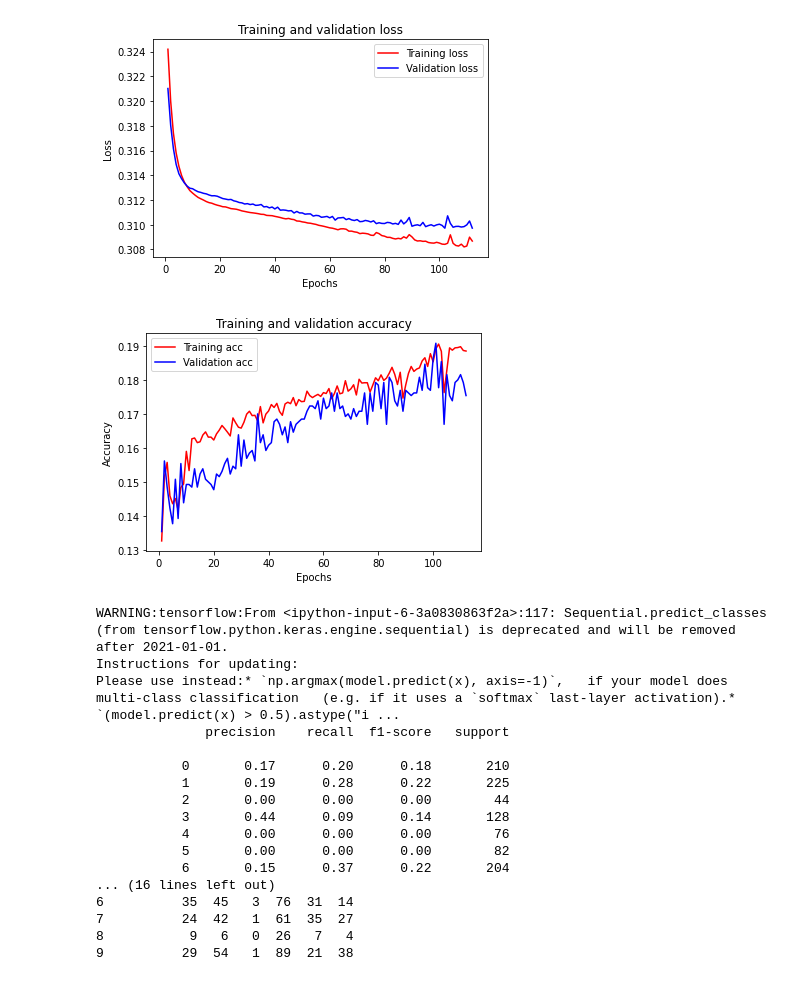
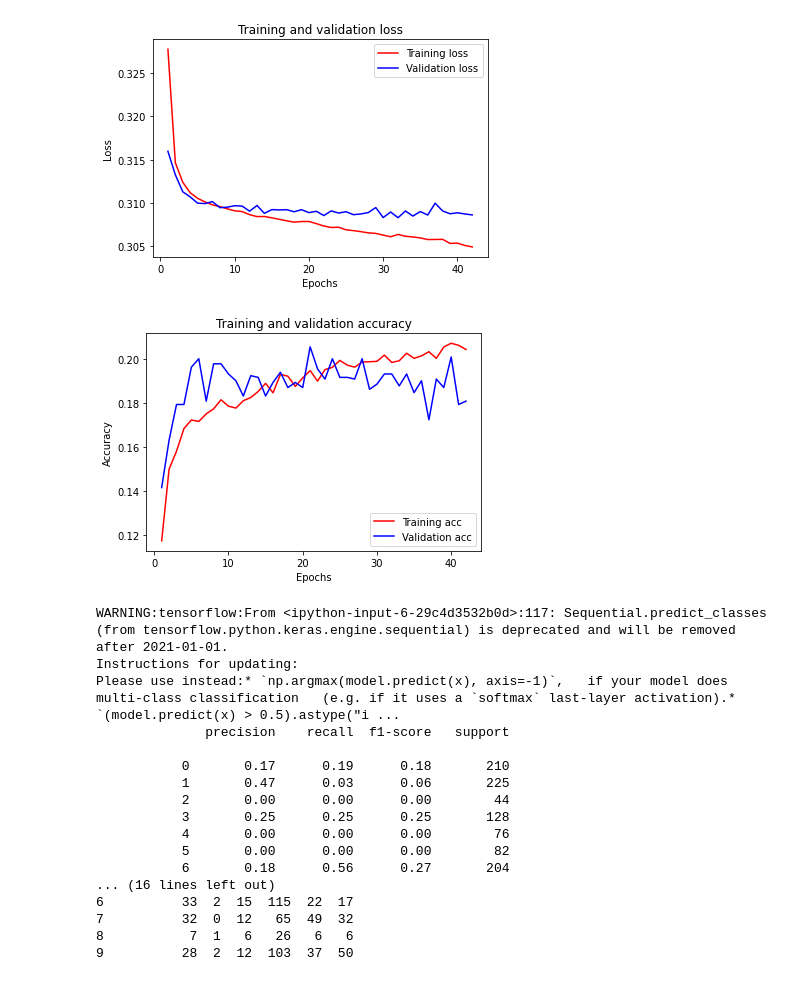
Before and after one commit to skaurl/depression, a Jupyter notebook: classifier/0~9+W2V+RNN.ipynb, the cells around one changed output. Drawn from its saved outputs; the diff is of its cells as text; code cells hidden in the pictures.

```diff
--- a/classifier/0~9+W2V+RNN.ipynb
+++ b/classifier/0~9+W2V+RNN.ipynb
@@ -29,9 +29,9 @@ from konlpy.tag import Mecab
 
 def rnn():
     model = Sequential()
-    model.add(SimpleRNN(2 ** 3, input_shape=(max_len*100, 1), return_sequences=True))
-    model.add(SimpleRNN(2 ** 3, return_sequences=True))
-    model.add(SimpleRNN(2 ** 3, return_sequences=False))
+    model.add(SimpleRNN(2 ** 5, input_shape=(max_len*100, 1), return_sequences=True))
+    model.add(SimpleRNN(2 ** 5, return_sequences=True))
+    model.add(SimpleRNN(2 ** 5, return_sequences=False))
 
     model.add(Dense(10))
     model.add(Activation('softmax'))
@@ -153,19 +153,19 @@ _________________________________________________________________
-[figure, old version]
+[figure, new version]
-[figure, old version]
+[figure, new version]
-WARNING:tensorflow:From <ipython-input-6-3a0830863f2a>:117: Sequential.predict_classes (from tensorflow.python.keras.engine.sequential) is deprecated and will be removed after 2021-01-01.
+WARNING:tensorflow:From <ipython-input-6-29c4d3532b0d>:117: Sequential.predict_classes (from tensorflow.python.keras.engine.sequential) is deprecated and will be removed after 2021-01-01.
 Instructions for updating:
 Please use instead:* `np.argmax(model.predict(x), axis=-1)`,   if your model does multi-class classification   (e.g. if it uses a `softmax` last-layer activation).* `(model.predict(x) > 0.5).astype("i ...
               precision    recall  f1-score   support
 
-           0       0.17      0.20      0.18       210
-           1       0.19      0.28      0.22       225
+           0       0.17      0.19      0.18       210
+           1       0.47      0.03      0.06       225
            2       0.00      0.00      0.00        44
-           3       0.44      0.09      0.14       128
+           3       0.25      0.25      0.25       128
            4       0.00      0.00      0.00        76
            5       0.00      0.00      0.00        82
-           6       0.15      0.37      0.22       204
+           6       0.18      0.56      0.27       204
 ... (16 lines left out)
-6          35  45   3  76  31  14
-7          24  42   1  61  35  27
-8           9   6   0  26   7   4
-9          29  54   1  89  21  38
+6          33  2  15  115  22  17
+7          32  0  12   65  49  32
+8           7  1   6   26   6   6
+9          28  2  12  103  37  50
```
Also changed, not shown: parts of 1 cell of this notebook, 6 other files.
